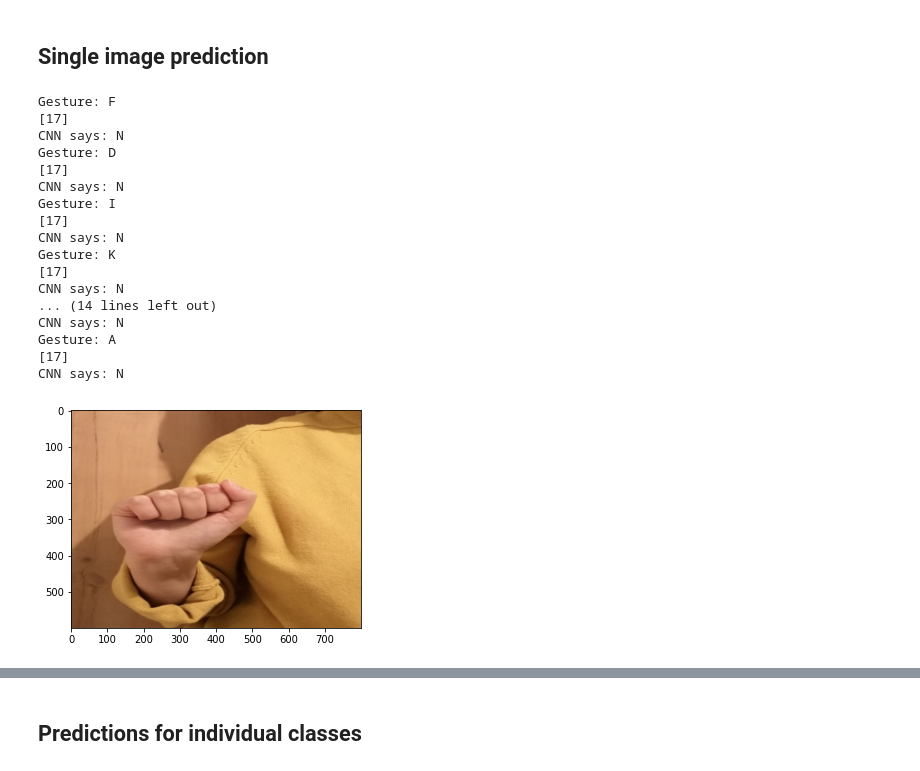
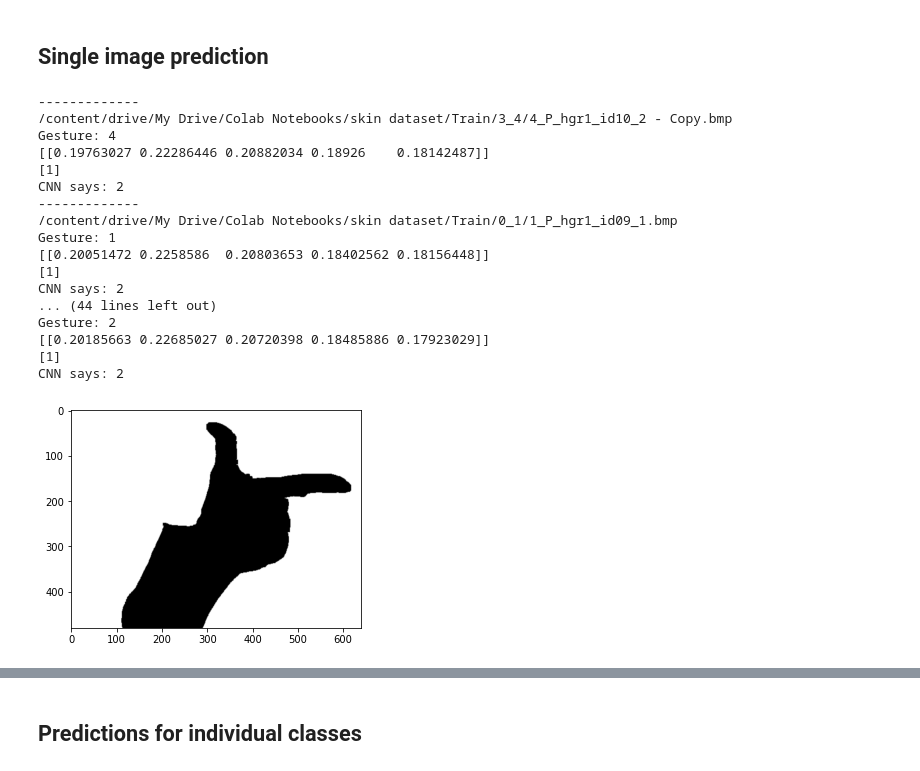
Before and after one commit to werd0n4/hand-gesture-classification, a Jupyter notebook: Main.ipynb, the cells around one changed output, grey strips where cells are left out. Saved outputs shown, nothing was run; the diff lists cells and outputs as text; code cells hidden in the pictures.

Commit message:
Fixed single image prediction output problem

```diff
--- a/Main.ipynb
+++ b/Main.ipynb
@@ -493,36 +555,40 @@ metrics
 # model = create_model()
 # model.load_weights(model_path)
 # %%
-for i in range(10):
-    nmb = random.randint(1, 200)
-    my_hand = show_img(nmb)
-    # print(my_hand)
-    # show_img(nmb)
-    my_hand = my_hand.reshape(1, vert_y, horiz_x, 3)
-    # print(my_hand)
-    # result = model.predict_classes(my_hand)
-    result = np.argmax(model.predict(my_hand), axis=-1)
-    # result = model.predict(my_hand)
-    print(result)
-    # result = (CNN.predict(my_hand) > 0.5).astype("int32")
-    result = int(result)
-    print('CNN says: ' + class_names[result])
+# for i in range(10):
+#     print("-------------")
+#     nmb = random.randint(1, 1060)
+#     my_hand = show_img(nmb)
+#     # print(my_hand)
+#     # show_img(nmb)
+#     # my_hand = my_hand.reshape(1, vert_y, horiz_x, 3)
+#     my_hand = np.expand_dims(my_hand, axis=0)
+#     # print(my_hand)
+#     # result = model.predict_classes(my_hand)
+#     result = model.predict(my_hand)
+#     print(result)
+#     result = np.argmax(result, axis=-1)
+#     # result = model.predict(my_hand)
+#     print(result)
+#     # result = (CNN.predict(my_hand) > 0.5).astype("int32")
+#     result = int(result)
+#     print('CNN says: ' + class_names[result])
 # %% [output]
-Gesture: F
-[17]
-CNN says: N
-Gesture: D
-[17]
-CNN says: N
-Gesture: I
-[17]
-CNN says: N
-Gesture: K
-[17]
-CNN says: N
-... (14 lines left out)
-CNN says: N
-Gesture: A
-[17]
-CNN says: N
+-------------
+/content/drive/My Drive/Colab Notebooks/skin dataset/Train/3_4/4_P_hgr1_id10_2 - Copy.bmp
+Gesture: 4
+[[0.19763027 0.22286446 0.20882034 0.18926    0.18142487]]
+[1]
+CNN says: 2
+-------------
+/content/drive/My Drive/Colab Notebooks/skin dataset/Train/0_1/1_P_hgr1_id09_1.bmp
+Gesture: 1
+[[0.20051472 0.2258586  0.20803653 0.18402562 0.18156448]]
+[1]
+CNN says: 2
+... (44 lines left out)
+Gesture: 2
+[[0.20185663 0.22685027 0.20720398 0.18485886 0.17923029]]
+[1]
+CNN says: 2
-[figure, old version]
+[figure, new version]
```
Also changed, not shown: parts of 41 cells of this notebook.
